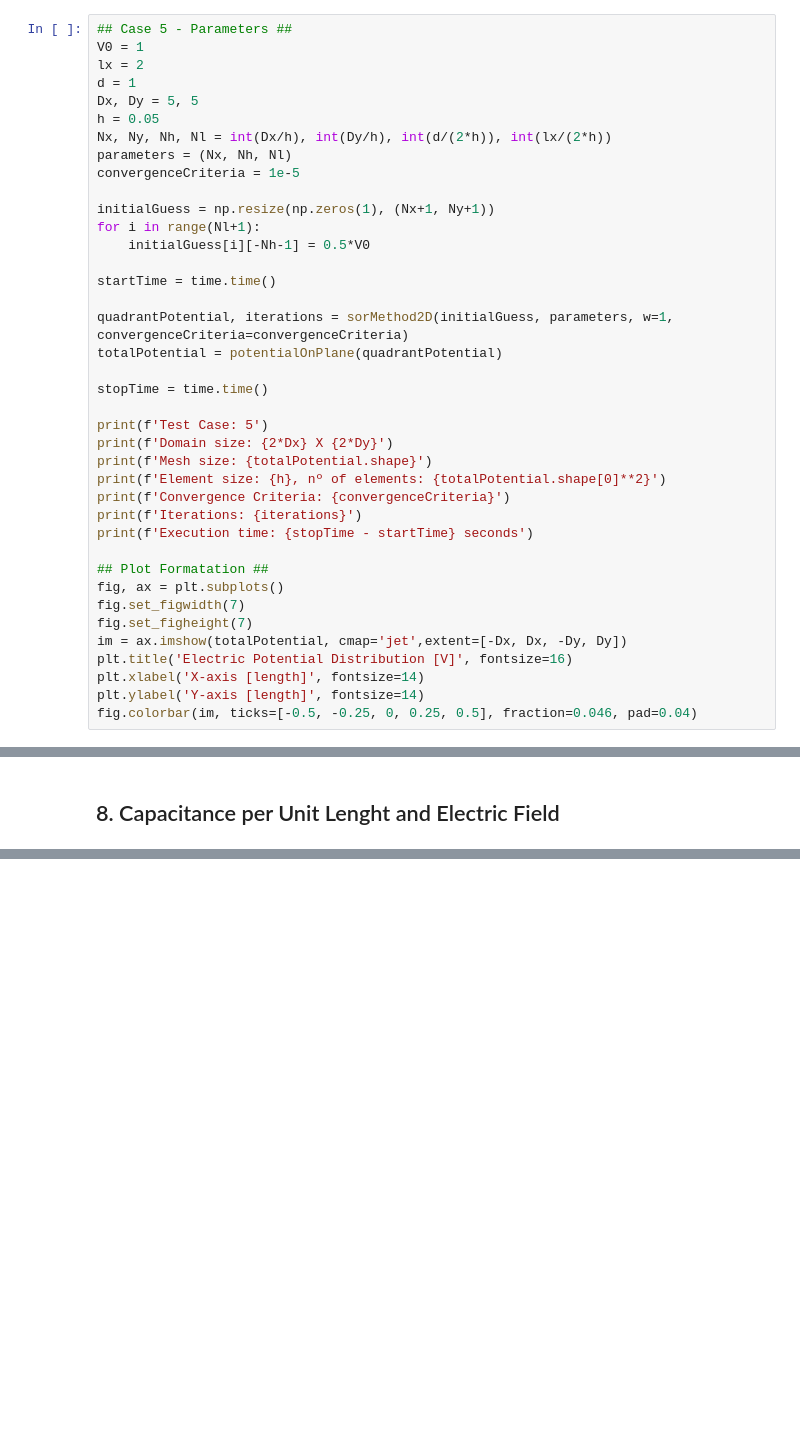
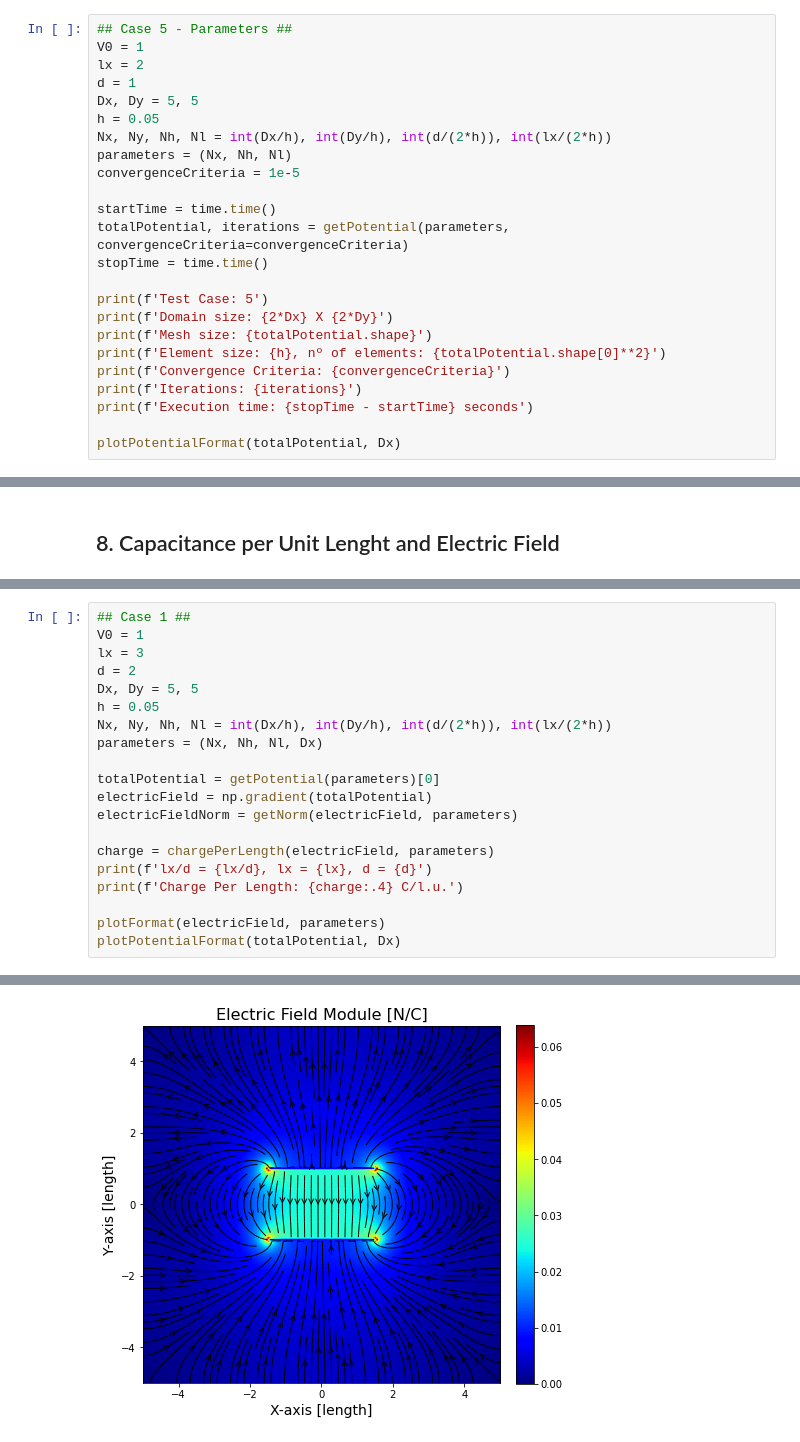
Before and after one commit to caiomarxm/realCapacitorPotential, a Jupyter notebook: RealCapacitorAnalysis.ipynb, the cells around one changed output, grey strips where cells are left out. Drawn from its saved outputs; the diff is of its cells as text; blank space fills up the shorter version.

```diff
--- a/RealCapacitorAnalysis.ipynb
+++ b/RealCapacitorAnalysis.ipynb
@@ -393,15 +363,8 @@ Nx, Ny, Nh, Nl = int(Dx/h), int(Dy/h), int(d/(2*h)), int(lx/(2*h))
 parameters = (Nx, Nh, Nl)
 convergenceCriteria = 1e-5
 
-initialGuess = np.resize(np.zeros(1), (Nx+1, Ny+1))
-for i in range(Nl+1):
-    initialGuess[i][-Nh-1] = 0.5*V0
-
 startTime = time.time()
-
-quadrantPotential, iterations = sorMethod2D(initialGuess, parameters, w=1, convergenceCriteria=convergenceCriteria)
-totalPotential = potentialOnPlane(quadrantPotential)
-
+totalPotential, iterations = getPotential(parameters, convergenceCriteria=convergenceCriteria)
 stopTime = time.time()
 
 print(f'Test Case: 5')
@@ -412,15 +375,7 @@ print(f'Convergence Criteria: {convergenceCriteria}')
 print(f'Iterations: {iterations}')
 print(f'Execution time: {stopTime - startTime} seconds')
 
-## Plot Formatation ##
-fig, ax = plt.subplots()
-fig.set_figwidth(7)
-fig.set_figheight(7)
-im = ax.imshow(totalPotential, cmap='jet',extent=[-Dx, Dx, -Dy, Dy])
-plt.title('Electric Potential Distribution [V]', fontsize=16)
-plt.xlabel('X-axis [length]', fontsize=14)
-plt.ylabel('Y-axis [length]', fontsize=14)
-fig.colorbar(im, ticks=[-0.5, -0.25, 0, 0.25, 0.5], fraction=0.046, pad=0.04)
+plotPotentialFormat(totalPotential, Dx)
 # %% [output]
 Test Case: 5
 Domain size: 10 X 10
@@ -524,0 +561,21 @@ Text(0, 0.5, 'Number of Iterations')
+# %%
+## Case 1 ##
+V0 = 1
+lx = 3
+d = 2
+Dx, Dy = 5, 5
+h = 0.05
+Nx, Ny, Nh, Nl = int(Dx/h), int(Dy/h), int(d/(2*h)), int(lx/(2*h))
+parameters = (Nx, Nh, Nl, Dx)
+
+totalPotential = getPotential(parameters)[0]
+electricField = np.gradient(totalPotential)
+electricFieldNorm = getNorm(electricField, parameters)
+
+charge = chargePerLength(electricField, parameters)
+print(f'lx/d = {lx/d}, lx = {lx}, d = {d}')
+print(f'Charge Per Length: {charge:.4} C/l.u.')
+
+plotFormat(electricField, parameters)
+plotPotentialFormat(totalPotential, Dx)
+# %% [output]
@@ -524,0 +584 @@ Text(0, 0.5, 'Number of Iterations')
+[figure, added]
```
Also changed, not shown: parts of 19 cells of this notebook.
